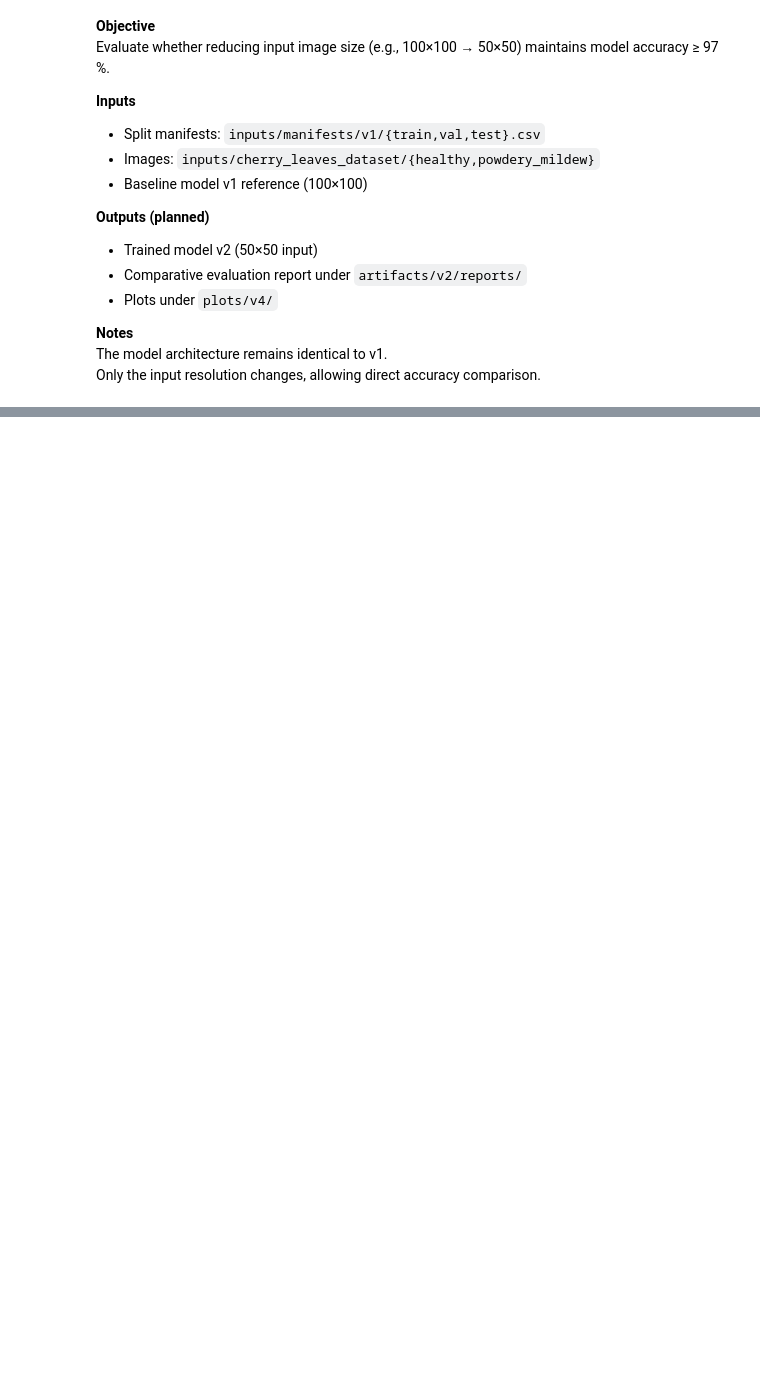
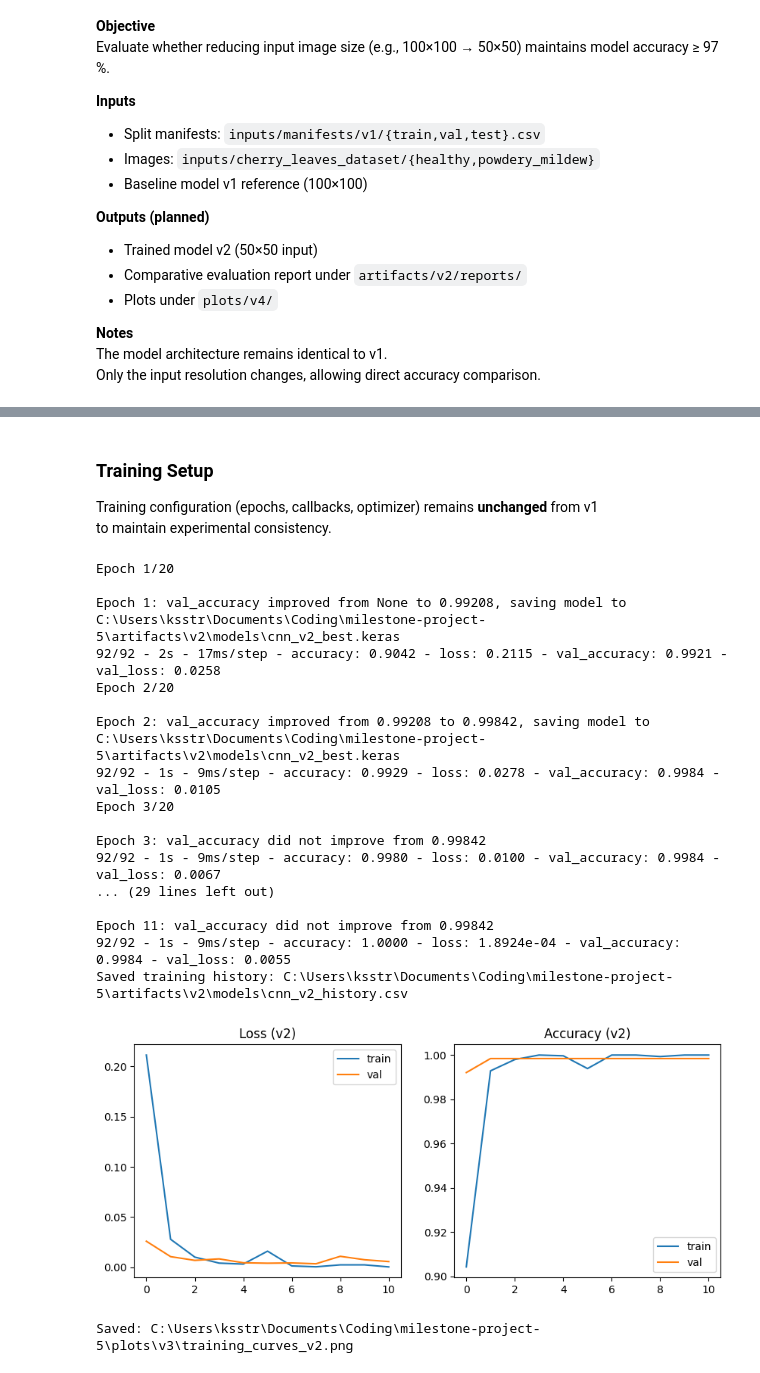
Before and after one commit to ksstrat/milestone-project-5, a Jupyter notebook: jupyter_notebooks/06_hypothesis_h2.ipynb, the cells around one changed output, grey strips where cells are left out. Drawn from its saved outputs; the diff is of its cells as text; code cells hidden in the pictures; blank space fills up the shorter version.

Commit message:
feat: add dataset pipeline and train baseline CNN v2 (50×50) mirroring v1 for H2 comparison (06_hypothesis_h2)

```diff
--- a/jupyter_notebooks/06_hypothesis_h2.ipynb
+++ b/jupyter_notebooks/06_hypothesis_h2.ipynb
@@ -43,0 +230,71 @@ print("ARTIFACTS_DIR:", ARTIFACTS_DIR)
+# %% [markdown]
+### Training Setup
+
+Training configuration (epochs, callbacks, optimizer) remains **unchanged** from v1
+to maintain experimental consistency.
+# %%
+EPOCHS = 20
+
+cb_earlystop = callbacks.EarlyStopping(
+    monitor="val_loss",
+    patience=3,
+    restore_best_weights=True
+)
+cb_checkpoint = callbacks.ModelCheckpoint(
+    filepath=str(MODEL_DIR / "cnn_v2_best.keras"),
+    monitor="val_accuracy",
+    save_best_only=True,
+    verbose=1
+)
+
+history_v2 = model_v2.fit(
+    train_ds,
+    validation_data=val_ds,
+    epochs=EPOCHS,
+    callbacks=[cb_earlystop, cb_checkpoint],
+    verbose=2
+)
+
+# Curves
+import pandas as pd
+hist_df_v2 = pd.DataFrame(history_v2.history)
+hist_path_v2 = MODEL_DIR / "cnn_v2_history.csv"
+hist_df_v2.to_csv(hist_path_v2, index=False)
+print("Saved training history:", hist_path_v2.resolve())
+
+fig, ax = plt.subplots(1, 2, figsize=(10, 4))
+ax[0].plot(history_v2.history["loss"], label="train")
+ax[0].plot(history_v2.history["val_loss"], label="val")
+ax[0].set_title("Loss (v2)")
+ax[0].legend()
+
+ax[1].plot(history_v2.history["accuracy"], label="train")
+ax[1].plot(history_v2.history["val_accuracy"], label="val")
+ax[1].set_title("Accuracy (v2)")
+ax[1].legend()
+
+out_plot_v2 = PLOTS_V3_DIR / "training_curves_v2.png"
+fig.savefig(out_plot_v2, bbox_inches="tight", dpi=150)
+plt.show()
+plt.close(fig)
+print("Saved:", out_plot_v2.resolve())
+# %% [output]
+Epoch 1/20
+
+Epoch 1: val_accuracy improved from None to 0.99208, saving model to C:\Users\ksstr\Documents\Coding\milestone-project-5\artifacts\v2\models\cnn_v2_best.keras
+92/92 - 2s - 17ms/step - accuracy: 0.9042 - loss: 0.2115 - val_accuracy: 0.9921 - val_loss: 0.0258
+Epoch 2/20
+
+Epoch 2: val_accuracy improved from 0.99208 to 0.99842, saving model to C:\Users\ksstr\Documents\Coding\milestone-project-5\artifacts\v2\models\cnn_v2_best.keras
+92/92 - 1s - 9ms/step - accuracy: 0.9929 - loss: 0.0278 - val_accuracy: 0.9984 - val_loss: 0.0105
+Epoch 3/20
+
+Epoch 3: val_accuracy did not improve from 0.99842
+92/92 - 1s - 9ms/step - accuracy: 0.9980 - loss: 0.0100 - val_accuracy: 0.9984 - val_loss: 0.0067
+... (29 lines left out)
+
+Epoch 11: val_accuracy did not improve from 0.99842
+92/92 - 1s - 9ms/step - accuracy: 1.0000 - loss: 1.8924e-04 - val_accuracy: 0.9984 - val_loss: 0.0055
+Saved training history: C:\Users\ksstr\Documents\Coding\milestone-project-5\artifacts\v2\models\cnn_v2_history.csv
+[figure, added]
+Saved: C:\Users\ksstr\Documents\Coding\milestone-project-5\plots\v3\training_curves_v2.png
```
Also changed, not shown: parts of 7 cells of this notebook, 3 other files.
